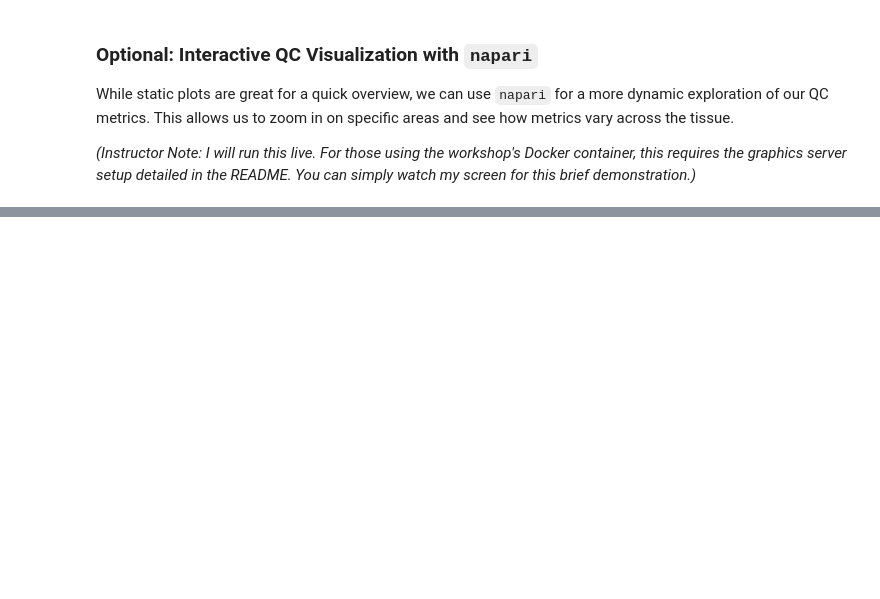
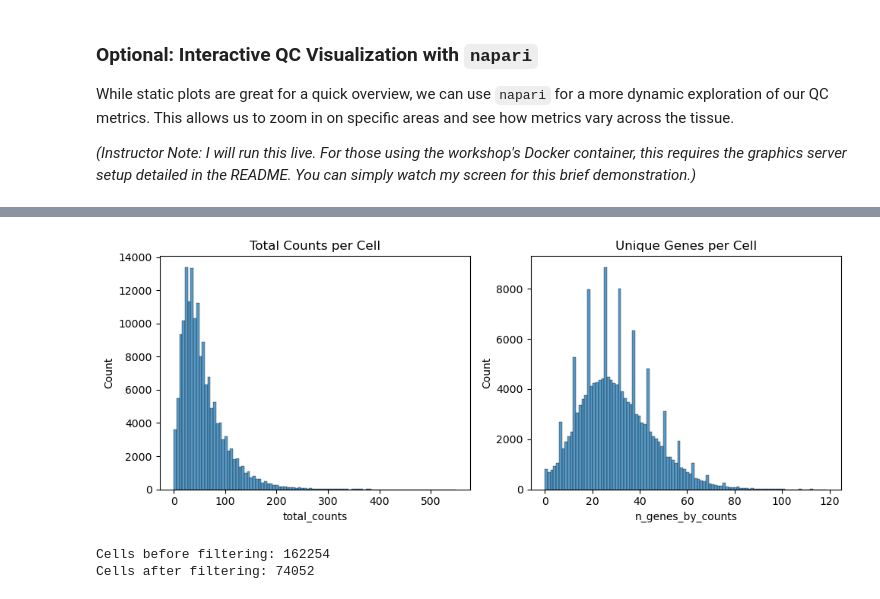
Before and after one commit to ccb-hms/Spatial-Workshop, a Jupyter notebook: notebooks/nb3_preprocessing_and_clustering_with_scanpy.ipynb, the cells around one changed output, grey strips where cells are left out. Saved outputs shown, nothing was run; the diff lists cells and outputs as text; code cells hidden in the pictures; blank space fills up the shorter version.

```diff
--- a/notebooks/nb3_preprocessing_and_clustering_with_scanpy.ipynb
+++ b/notebooks/nb3_preprocessing_and_clustering_with_scanpy.ipynb
@@ -181,7 +231,0 @@ We'll compute standard single-cell QC metrics including total transcript counts
-# %%
-# Calculate comprehensive QC metrics
-# percent_top tracks the percentage of counts from the most highly expressed genes
-sc.pp.calculate_qc_metrics(adata_xenium, percent_top=(20, 50), inplace=True)
-
-print("QC metrics calculated successfully")
-print(f"New columns in adata.obs: {[col for col in adata_xenium.obs.columns if 'counts' in col or 'genes' in col]}")
@@ -291,0 +236,9 @@ For demonstration purposes, here's how you can save your processed data for futu
+# %%
+print("--- Processing Xenium Data ---")
+
+# 1. Load Data
+sdata_xenium = sd.read_zarr(_XENIUM_PATH)
+
+# adata_xenium = sdata_xenium.tables["table"].copy()
+
+sdata_xenium
@@ -291,0 +265,24 @@ For demonstration purposes, here's how you can save your processed data for futu
+# %%
+import seaborn as sns
+
+# 2. Calculate and Visualize QC Metrics
+sc.pp.calculate_qc_metrics(sdata_xenium.tables["table"], percent_top=(20, 50), inplace=True)
+
+fig, axs = plt.subplots(1, 2, figsize=(10, 4))
+sns.histplot(sdata_xenium.tables["table"].obs["total_counts"], kde=False, bins=100, ax=axs[0])
+axs[0].set_title("Total Counts per Cell")
+sns.histplot(sdata_xenium.tables["table"].obs["n_genes_by_counts"], kde=False, bins=100, ax=axs[1])
+axs[1].set_title("Unique Genes per Cell")
+plt.tight_layout()
+plt.show()
+# %% [output]
+[figure, added]
+# %%
+# 3. Filter the data
+print(f"Cells before filtering: {sdata_xenium.tables['table'].n_obs}")
+sc.pp.filter_cells(sdata_xenium.tables["table"], min_counts=50)
+sc.pp.filter_genes(sdata_xenium.tables["table"], min_cells=10)
+print(f"Cells after filtering: {sdata_xenium.tables['table'].n_obs}")
+# %% [output]
+Cells before filtering: 162254
+Cells after filtering: 74052
```
Also changed, not shown: parts of 41 cells of this notebook, 1 other file.
